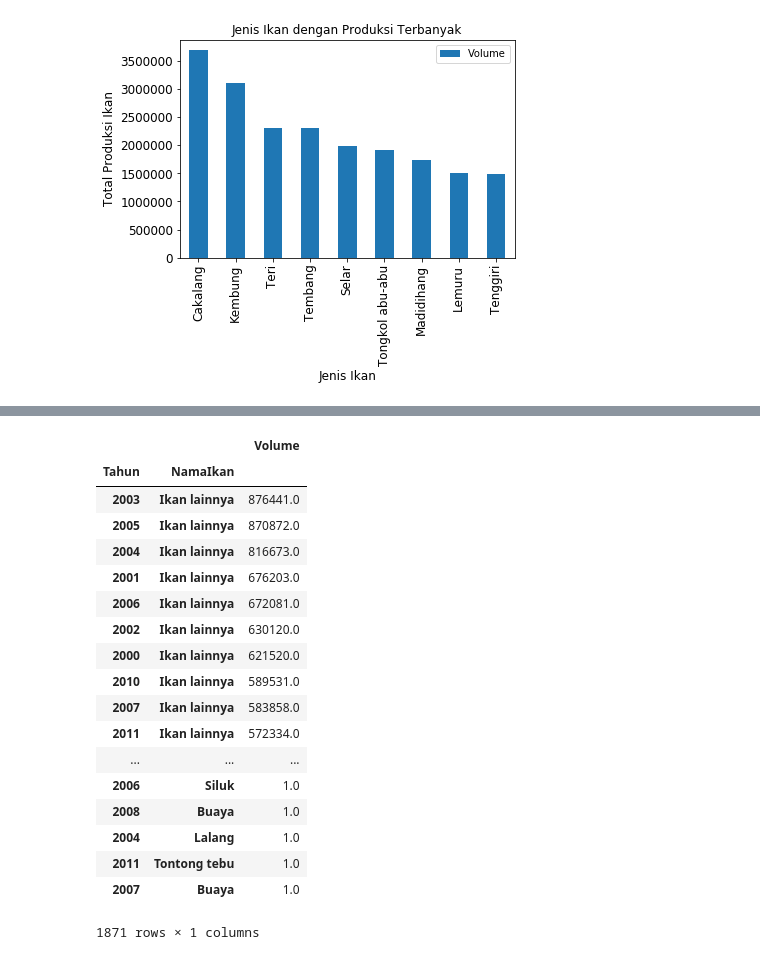
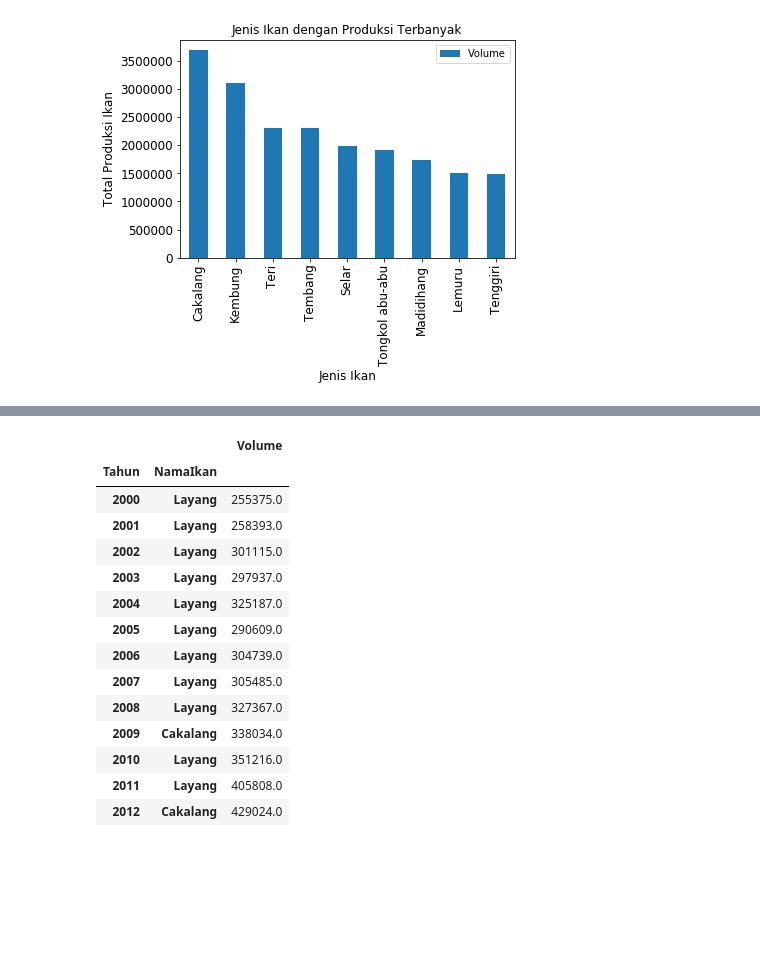
Before and after one commit to Khanifsaleh/Tugas-Digitalent-1, a Jupyter notebook: Tugas 4 Analisa Data X.ipynb, the cells around one changed output, grey strips where cells are left out. Cells and saved outputs as stored; diff of their text form; code cells hidden in the pictures; blank space fills up the shorter version.

```diff
--- a/Tugas 4 Analisa Data X.ipynb
+++ b/Tugas 4 Analisa Data X.ipynb
@@ -107,4 +107,4 @@ olah1_plot.set_ylabel("Total Produksi Ikan", fontsize=12)
 Text(0,0.5,'Total Produksi Ikan')
 [figure]
 # %%
-olah2=olah1 = olah.groupby(['Tahun','NamaIkan']).agg({'Volume':sum})
+olah2= olah2_1.groupby(['Tahun','NamaIkan']).agg({'Volume':sum})
@@ -135,22 +136,0 @@ olah_urut2=olah2.sort_values(['Volume'], ascending=False)
-# %%
-olah_urut2
-# %% [output]
-|  |  | Volume |
-| Tahun | NamaIkan |  |
-| 2003 | Ikan lainnya | 876441.0 |
-| 2005 | Ikan lainnya | 870872.0 |
-| 2004 | Ikan lainnya | 816673.0 |
-| 2001 | Ikan lainnya | 676203.0 |
-| 2006 | Ikan lainnya | 672081.0 |
-| 2002 | Ikan lainnya | 630120.0 |
-| 2000 | Ikan lainnya | 621520.0 |
-| 2010 | Ikan lainnya | 589531.0 |
-| 2007 | Ikan lainnya | 583858.0 |
-| 2011 | Ikan lainnya | 572334.0 |
-| ... | ... | ... |
-| 2006 | Siluk | 1.0 |
-| 2008 | Buaya | 1.0 |
-| 2004 | Lalang | 1.0 |
-| 2011 | Tontong tebu | 1.0 |
-| 2007 | Buaya | 1.0 |
-1871 rows × 1 columns
@@ -156,0 +141,20 @@ olah_urut2
+# %%
+v=olah2.groupby(level=0).idxmax().values
+# %%
+olah2.loc[v.ravel()]
+# %% [output]
+|  |  | Volume |
+| Tahun | NamaIkan |  |
+| 2000 | Layang | 255375.0 |
+| 2001 | Layang | 258393.0 |
+| 2002 | Layang | 301115.0 |
+| 2003 | Layang | 297937.0 |
+| 2004 | Layang | 325187.0 |
+| 2005 | Layang | 290609.0 |
+| 2006 | Layang | 304739.0 |
+| 2007 | Layang | 305485.0 |
+| 2008 | Layang | 327367.0 |
+| 2009 | Cakalang | 338034.0 |
+| 2010 | Layang | 351216.0 |
+| 2011 | Layang | 405808.0 |
+| 2012 | Cakalang | 429024.0 |
```
Also changed, not shown: parts of 13 cells of this notebook.
